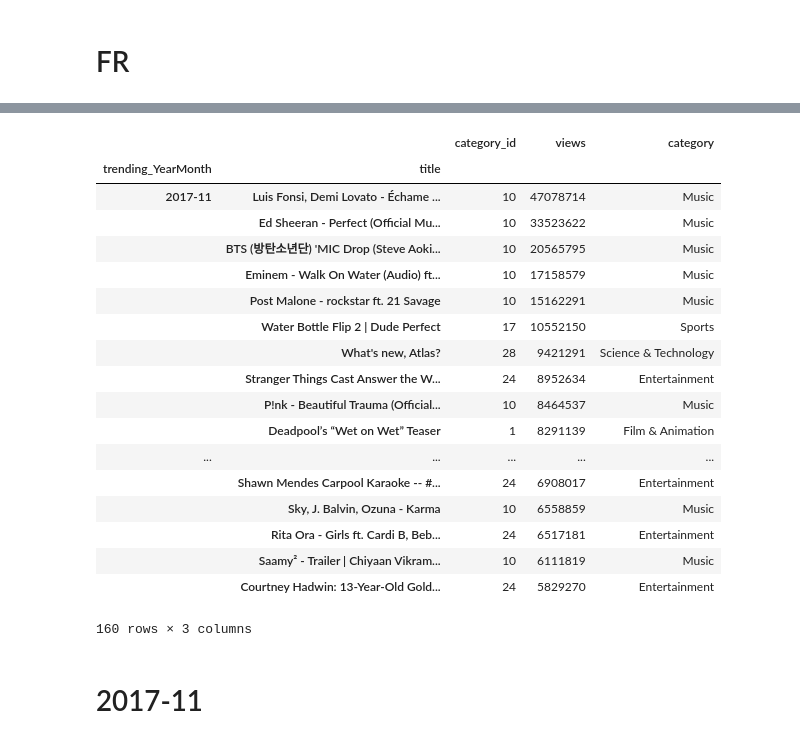
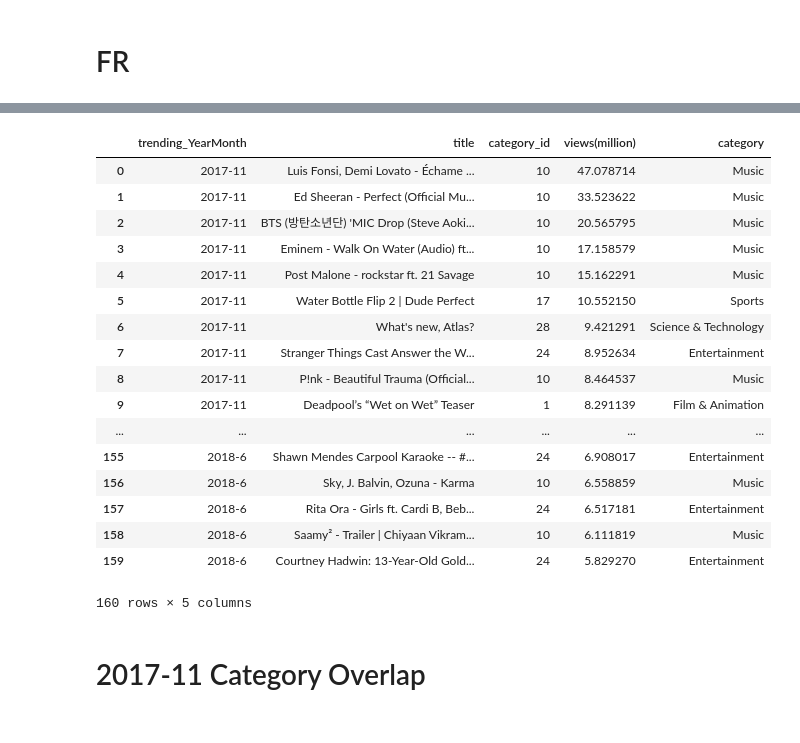
Before and after one commit to samoor64/MEDS_Project, a Jupyter notebook: Project1_analysis_Marina.ipynb, the cells around one changed output, grey strips where cells are left out. Saved outputs shown, nothing was run; the diff lists cells and outputs as text; code cells hidden in the pictures.

```diff
--- a/Project1_analysis_Marina.ipynb
+++ b/Project1_analysis_Marina.ipynb
@@ -262,36 +190,37 @@ fr_category
 # %%
 fr = pd.read_csv("FRvideos.csv")
 fr.head()
 fr.dtypes
 fr['trending_date'] = pd.to_datetime(fr['trending_date'], format = '%y.%d.%m')
 fr['trending_YearMonth'] = fr['trending_date'].apply(lambda x: f'{x.year}-{x.month}')
 fr['publish_time'] = pd.to_datetime(fr['publish_time'], format = '%Y-%m-%dT%H:%M:%S.%fZ')
 fr_max_byMonth = fr.groupby(['trending_YearMonth','title','category_id'])['views','likes','dislikes'].max()
 fr_view_max_byMonth = fr_max_byMonth['views'].groupby(level=0, group_keys=False)
 fr_top20_byMonth = fr_view_max_byMonth.nlargest(20)
-fr_top20_byMonth= fr_top20_byMonth.reset_index(level=2)
+fr_top20_byMonth= fr_top20_byMonth.reset_index()
 fr_top20_byMonth['category_id'] = fr_top20_byMonth['category_id'].astype(str)
 fr_top20_byMonth['category'] = fr_top20_byMonth['category_id'].map(lambda x: fr_category.get(x))
+fr_top20_byMonth['views'] = fr_top20_byMonth['views']/1000000
+fr_top20_byMonth = fr_top20_byMonth.rename(columns = {'views':'views(million)'})
 fr_top20_byMonth
 # %% [output]
-|  |  | category_id | views | category |
-| trending_YearMonth | title |  |  |  |
-| 2017-11 | Luis Fonsi, Demi Lovato - Échame ... | 10 | 47078714 | Music |
-|  | Ed Sheeran - Perfect (Official Mu... | 10 | 33523622 | Music |
-|  | BTS (방탄소년단) 'MIC Drop (Steve Aoki... | 10 | 20565795 | Music |
-|  | Eminem - Walk On Water (Audio) ft... | 10 | 17158579 | Music |
-|  | Post Malone - rockstar ft. 21 Savage | 10 | 15162291 | Music |
-|  | Water Bottle Flip 2 | Dude Perfect | 17 | 10552150 | Sports |
-|  | What's new, Atlas? | 28 | 9421291 | Science & Technology |
-|  | Stranger Things Cast Answer the W... | 24 | 8952634 | Entertainment |
-|  | P!nk - Beautiful Trauma (Official... | 10 | 8464537 | Music |
-|  | Deadpool’s “Wet on Wet” Teaser | 1 | 8291139 | Film & Animation |
-| ... | ... | ... | ... | ... |
-|  | Shawn Mendes Carpool Karaoke -- #... | 24 | 6908017 | Entertainment |
-|  | Sky, J. Balvin, Ozuna - Karma | 10 | 6558859 | Music |
-|  | Rita Ora - Girls ft. Cardi B, Beb... | 24 | 6517181 | Entertainment |
-|  | Saamy² - Trailer | Chiyaan Vikram... | 10 | 6111819 | Music |
-|  | Courtney Hadwin: 13-Year-Old Gold... | 24 | 5829270 | Entertainment |
+|  | trending_YearMonth | title | category_id | views(million) | category |
+| 0 | 2017-11 | Luis Fonsi, Demi Lovato - Échame ... | 10 | 47.078714 | Music |
+| 1 | 2017-11 | Ed Sheeran - Perfect (Official Mu... | 10 | 33.523622 | Music |
+| 2 | 2017-11 | BTS (방탄소년단) 'MIC Drop (Steve Aoki... | 10 | 20.565795 | Music |
+| 3 | 2017-11 | Eminem - Walk On Water (Audio) ft... | 10 | 17.158579 | Music |
+| 4 | 2017-11 | Post Malone - rockstar ft. 21 Savage | 10 | 15.162291 | Music |
+| 5 | 2017-11 | Water Bottle Flip 2 | Dude Perfect | 17 | 10.552150 | Sports |
+| 6 | 2017-11 | What's new, Atlas? | 28 | 9.421291 | Science & Technology |
+| 7 | 2017-11 | Stranger Things Cast Answer the W... | 24 | 8.952634 | Entertainment |
+| 8 | 2017-11 | P!nk - Beautiful Trauma (Official... | 10 | 8.464537 | Music |
+| 9 | 2017-11 | Deadpool’s “Wet on Wet” Teaser | 1 | 8.291139 | Film & Animation |
+| ... | ... | ... | ... | ... | ... |
+| 155 | 2018-6 | Shawn Mendes Carpool Karaoke -- #... | 24 | 6.908017 | Entertainment |
+| 156 | 2018-6 | Sky, J. Balvin, Ozuna - Karma | 10 | 6.558859 | Music |
+| 157 | 2018-6 | Rita Ora - Girls ft. Cardi B, Beb... | 24 | 6.517181 | Entertainment |
+| 158 | 2018-6 | Saamy² - Trailer | Chiyaan Vikram... | 10 | 6.111819 | Music |
+| 159 | 2018-6 | Courtney Hadwin: 13-Year-Old Gold... | 24 | 5.829270 | Entertainment |
-160 rows × 3 columns
+160 rows × 5 columns
 # %% [markdown]
-# 2017-11
+# 2017-11 Category Overlap
```
Also changed, not shown: parts of 17 cells of this notebook.
